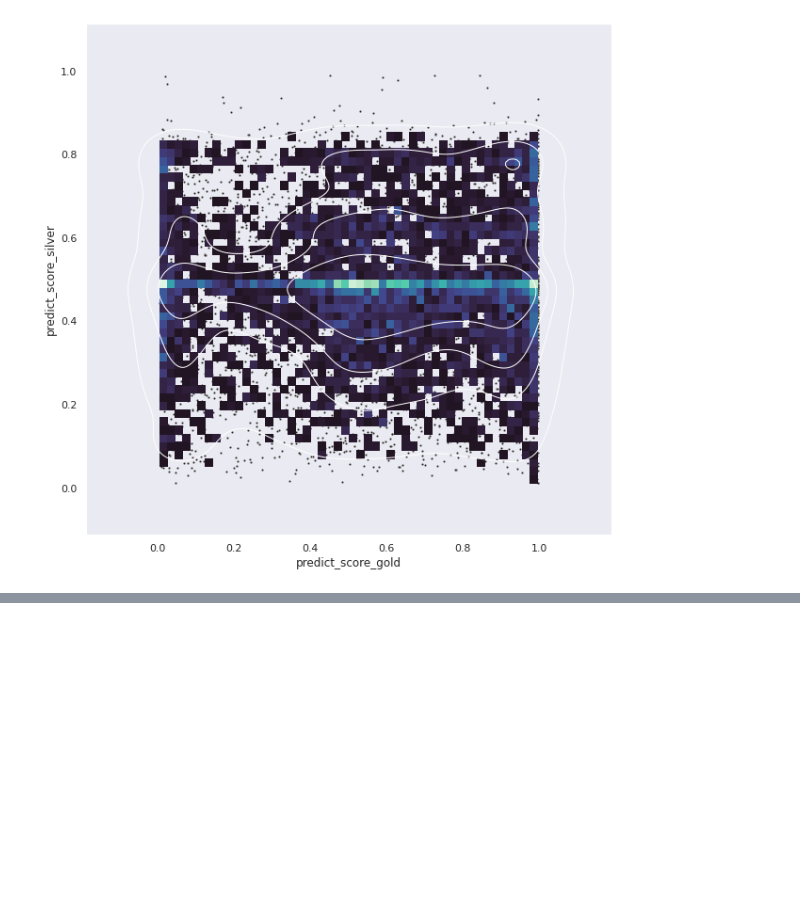
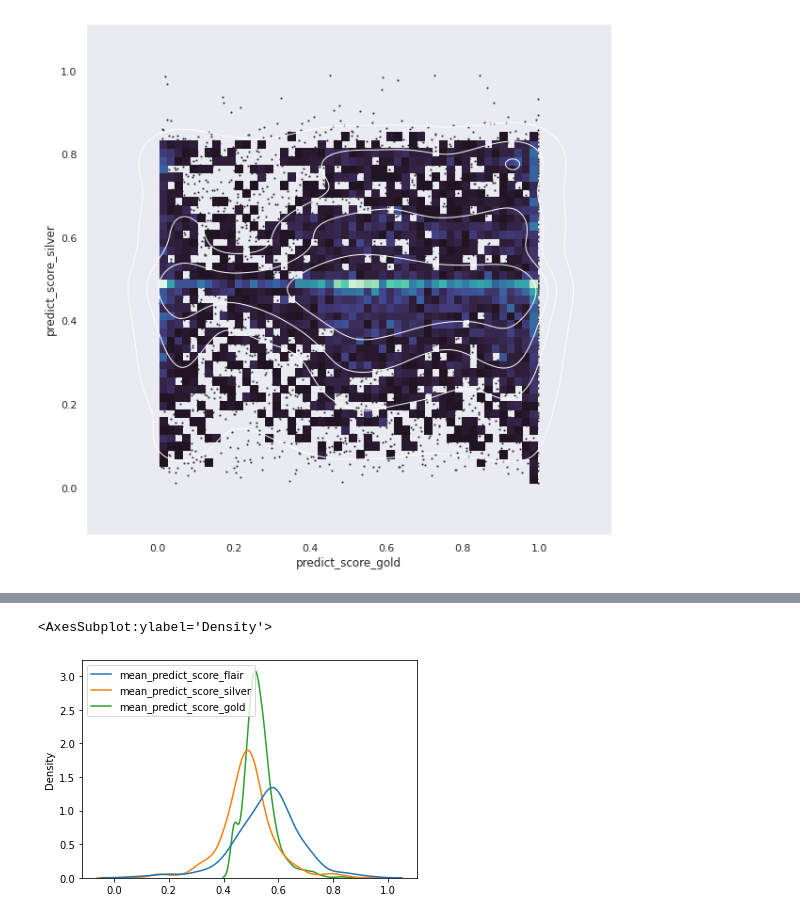
Before and after one commit to davidjurgens/reddit-political-affiliation, a Jupyter notebook: src/models/textclassifier/kde and bivariate plot.ipynb, the cells around one changed output, grey strips where cells are left out. Saved outputs shown, nothing was run; the diff lists cells and outputs as text; code cells hidden in the pictures; blank space fills up the shorter version.

```diff
--- a/src/models/textclassifier/kde and bivariate plot.ipynb
+++ b/src/models/textclassifier/kde and bivariate plot.ipynb
@@ -139,0 +160,5 @@ sns.kdeplot(x=silver_eval_all['predict_score_gold'], y=silver_eval_all['predict_
+# %%
+sns.kdeplot(data=flair_eval_all[['mean_predict_score_flair','mean_predict_score_silver','mean_predict_score_gold']])
+# %% [output]
+<AxesSubplot:ylabel='Density'>
+[figure, added]
```
Also changed, not shown: parts of 18 cells of this notebook, 1 other file.
